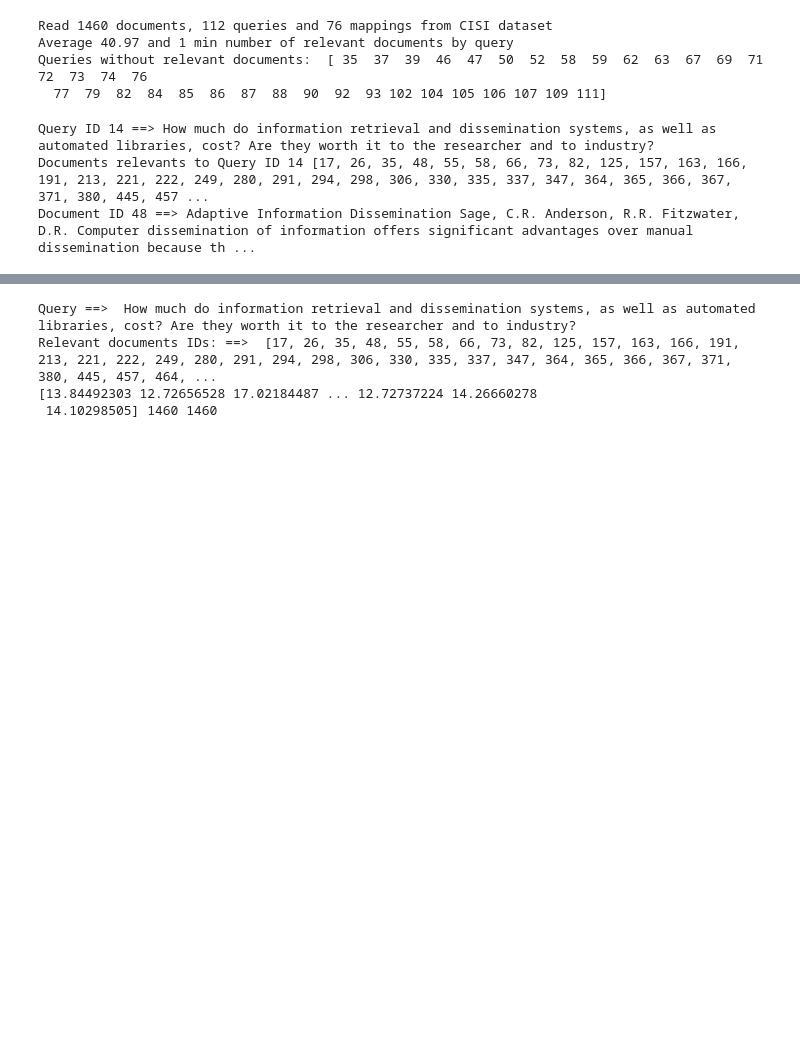
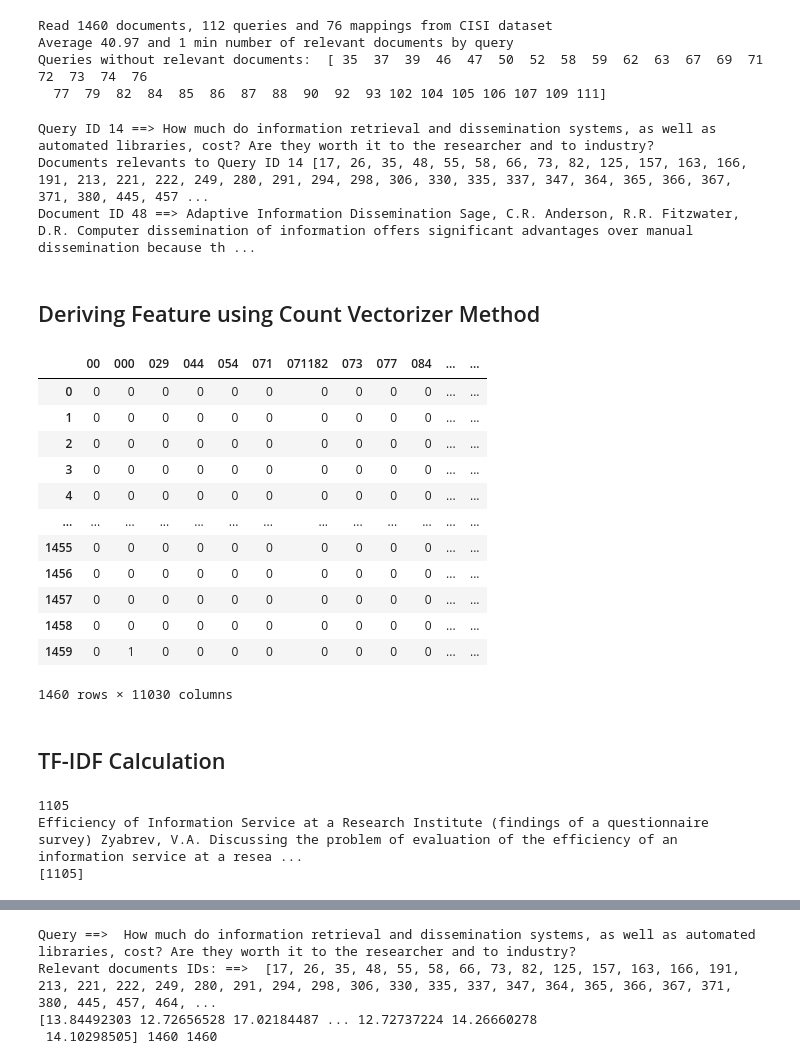
Before and after one commit to bits-mtech/IR, a Jupyter notebook: IR_Assignment_1_Group082.ipynb, the cells around one changed output, grey strips where cells are left out. Saved outputs shown, nothing was run; the diff lists cells and outputs as text; code cells hidden in the pictures; blank space fills up the shorter version.

```diff
--- a/IR_Assignment_1_Group082.ipynb
+++ b/IR_Assignment_1_Group082.ipynb
@@ -81,10 +81,11 @@ We are importing the CISI.ALL file where we perform text processing such as remo
 and split the data into different variables.
 # %%
 ### Processing DOCUMENTS
+BASE_FOLDER = "D://Mtech//Sem3//IR//Assignment//archive//"
 doc_set = {}
 doc_id = ""
 doc_text = ""
-with open('C://Users//HP//Downloads//CISI.ALL//CISI.ALL') as f:
+with open(f'{BASE_FOLDER}CISI.ALL') as f:
     lines = ""
     for l in f.readlines():
         lines += "\n" + l.strip() if l.startswith(".") else " " + l.strip()
@@ -99,6 +100,7 @@ for l in lines:
         doc_text = ""
     else:
         doc_text += l.strip()[3:] + " " # The first 3 characters of a line can be ignored.
+# print(doc_set.values())
 # %% [markdown]
 ### 1.2 Importing the files - Queries FIle
 
@@ -171,3 +172,27 @@ print('Document ID %s ==>' % sample_document_idx, doc_set[sample_document_idx])
 Query ID 14 ==> How much do information retrieval and dissemination systems, as well as automated libraries, cost? Are they worth it to the researcher and to industry?
 Documents relevants to Query ID 14 [17, 26, 35, 48, 55, 58, 66, 73, 82, 125, 157, 163, 166, 191, 213, 221, 222, 249, 280, 291, 294, 298, 306, 330, 335, 337, 347, 364, 365, 366, 367, 371, 380, 445, 457 ...
 Document ID 48 ==> Adaptive Information Dissemination Sage, C.R. Anderson, R.R. Fitzwater, D.R. Computer dissemination of information offers significant advantages over manual dissemination because th ...
+# %% [markdown]
+## Deriving Feature using Count Vectorizer Method
+# %%
+# count term frequency using CountVectorizer from scikit-learn
+## limiting number of words just for illustrating the concept
+STOP_WORDS = set(stopwords.words('english'))
+vec = CountVectorizer(stop_words=STOP_WORDS)
+X = vec.fit_transform(doc_set.values())
+df = pd.DataFrame(X.toarray(), columns=vec.get_feature_names())
+df
+# %% [output]
+|  | 00 | 000 | 029 | 044 | 054 | 071 | 071182 | 073 | 077 | 084 | ... | ... |
+| 0 | 0 | 0 | 0 | 0 | 0 | 0 | 0 | 0 | 0 | 0 | ... | ... |
+| 1 | 0 | 0 | 0 | 0 | 0 | 0 | 0 | 0 | 0 | 0 | ... | ... |
+| 2 | 0 | 0 | 0 | 0 | 0 | 0 | 0 | 0 | 0 | 0 | ... | ... |
+| 3 | 0 | 0 | 0 | 0 | 0 | 0 | 0 | 0 | 0 | 0 | ... | ... |
+| 4 | 0 | 0 | 0 | 0 | 0 | 0 | 0 | 0 | 0 | 0 | ... | ... |
+| ... | ... | ... | ... | ... | ... | ... | ... | ... | ... | ... | ... | ... |
+| 1455 | 0 | 0 | 0 | 0 | 0 | 0 | 0 | 0 | 0 | 0 | ... | ... |
+| 1456 | 0 | 0 | 0 | 0 | 0 | 0 | 0 | 0 | 0 | 0 | ... | ... |
+| 1457 | 0 | 0 | 0 | 0 | 0 | 0 | 0 | 0 | 0 | 0 | ... | ... |
+| 1458 | 0 | 0 | 0 | 0 | 0 | 0 | 0 | 0 | 0 | 0 | ... | ... |
+| 1459 | 0 | 1 | 0 | 0 | 0 | 0 | 0 | 0 | 0 | 0 | ... | ... |
+1460 rows × 11030 columns
@@ -173,0 +292,2 @@ Document ID 48 ==> Adaptive Information Dissemination Sage, C.R. Anderson, R.R.
+# %% [markdown]
+## TF-IDF Calculation
@@ -173,0 +311,13 @@ Document ID 48 ==> Adaptive Information Dissemination Sage, C.R. Anderson, R.R.
+# %%
+## Check presence of zyabrev token into 1105 doocument:
+zdocs = inverted_doc_indexes['zyabrev']
+for idx in zdocs.keys():
+    print(files_with_index[idx])
+print(doc_set[1105])
+# Passage from "1105 doc"
+print(boolean_search(inverted_doc_indexes, files_with_index,
+                     "survey, questionnaire; electronics, system"))
+# %% [output]
+1105
+Efficiency of Information Service at a Research Institute (findings of a questionnaire survey) Zyabrev, V.A. Discussing the problem of evaluation of the efficiency of an information service at a resea ...
+[1105]
```
Also changed, not shown: parts of 7 cells of this notebook.
